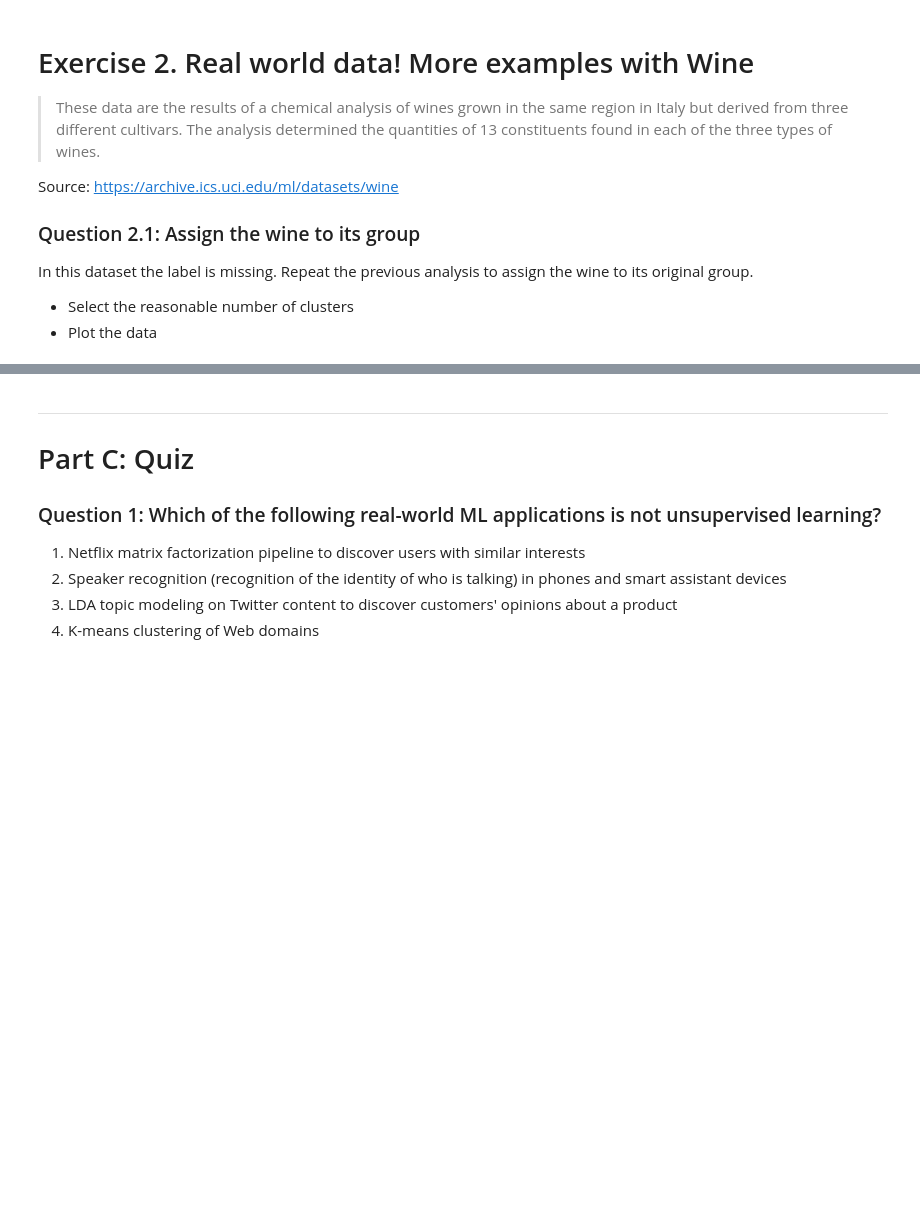
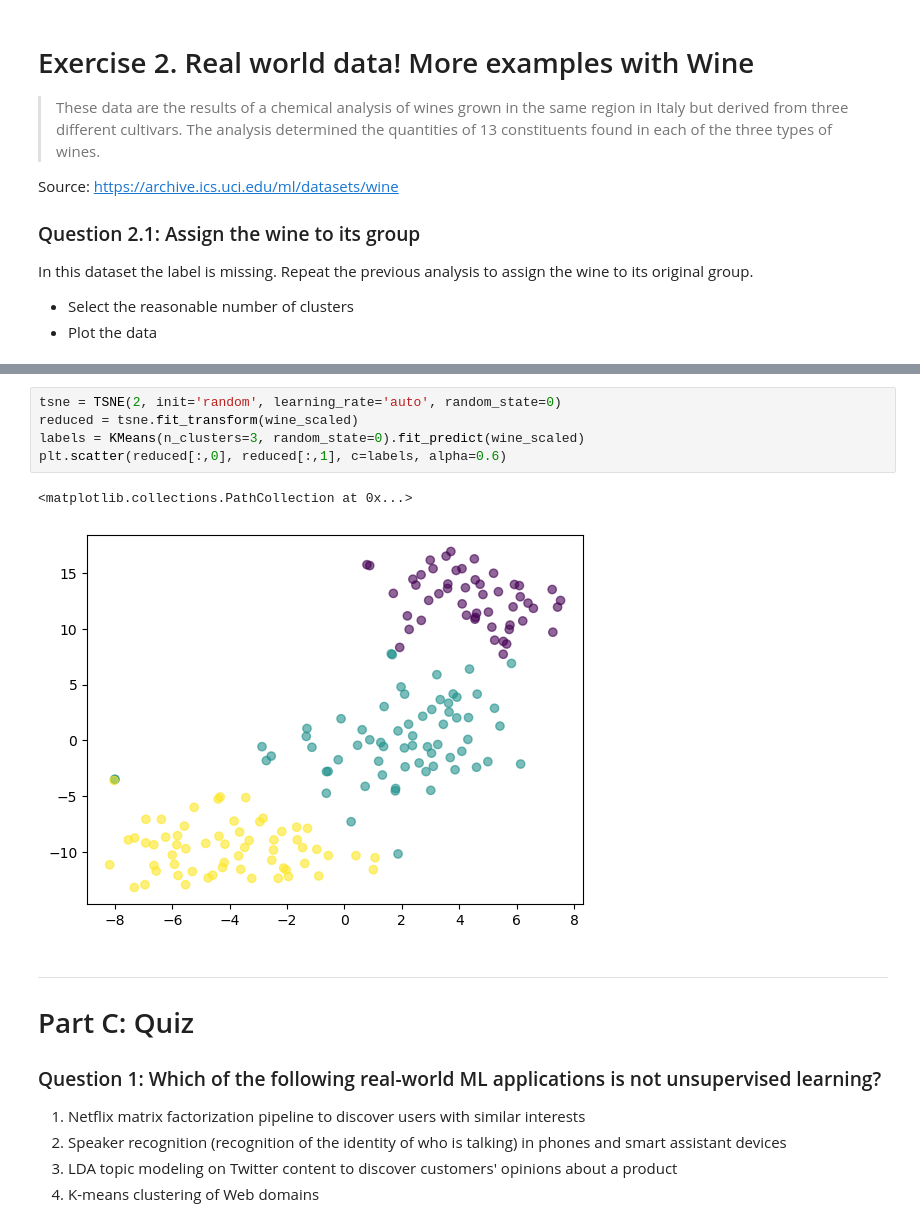
Before and after one commit to SebastianReidy/2022, a Jupyter notebook: Tutorials/08 - Unsupervised learning/Unsupervised_Learning.ipynb, the cells around one changed output, grey strips where cells are left out. Saved outputs shown, nothing was run; the diff lists cells and outputs as text; blank space fills up the shorter version.

Commit message:
unsupervised learning tutorial

```diff
--- a/Tutorials/08 - Unsupervised learning/Unsupervised_Learning.ipynb
+++ b/Tutorials/08 - Unsupervised learning/Unsupervised_Learning.ipynb
@@ -410,3 +423,11 @@ wine.head()
+# %%
+tsne = TSNE(2, init='random', learning_rate='auto', random_state=0)
+reduced = tsne.fit_transform(wine_scaled)
+labels = KMeans(n_clusters=3, random_state=0).fit_predict(wine_scaled)
+plt.scatter(reduced[:,0], reduced[:,1], c=labels, alpha=0.6)
+# %% [output]
+<matplotlib.collections.PathCollection at 0x...>
+[figure, added]
 # %% [markdown]
 ---------
 # Part C: Quiz
```
Also changed, not shown: parts of 4 cells of this notebook.
